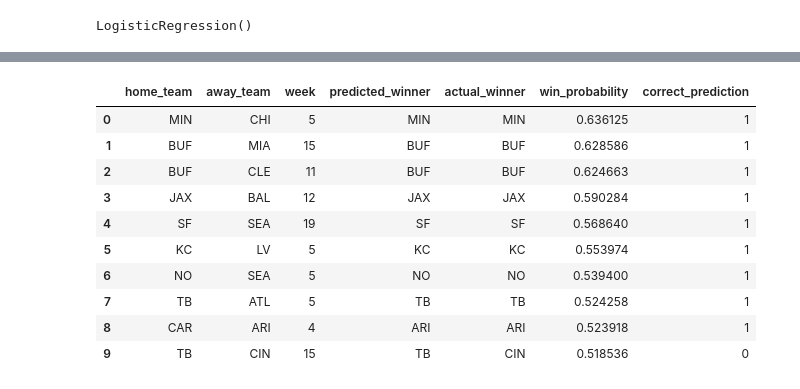
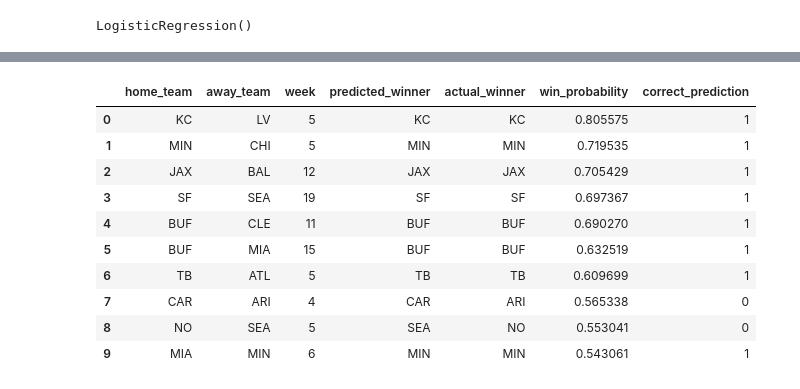
Before and after one commit to jjohn49/O-U-Algorithm, a Jupyter notebook: Logistic_Regression.ipynb, the cells around one changed output, grey strips where cells are left out. Saved outputs shown, nothing was run; the diff lists cells and outputs as text; code cells hidden in the pictures.

Commit message:
62% accuracy score

```diff
--- a/Logistic_Regression.ipynb
+++ b/Logistic_Regression.ipynb
@@ -87,12 +87,12 @@ rushing_defense_epa['epa_shifted'] = rushing_defense_epa.groupby('defteam')['epa
 passing_offense_epa['epa_shifted'] = passing_offense_epa.groupby('posteam')['epa'].shift()
 passing_defense_epa['epa_shifted'] = passing_defense_epa.groupby('defteam')['epa'].shift()
 
-extra_point_offense_epa['epa_shifted'] = rushing_offense_epa.groupby('posteam')['epa'].shift()
-extra_point_defense_epa['epa_shifted'] = rushing_defense_epa.groupby('defteam')['epa'].shift()
-two_point_offense_epa['epa_shifted'] = passing_offense_epa.groupby('posteam')['epa'].shift()
-two_point_defense_epa['epa_shifted'] = passing_defense_epa.groupby('defteam')['epa'].shift()
-field_goal_offense_epa['epa_shifted'] = passing_offense_epa.groupby('posteam')['epa'].shift()
-field_goal_defense_epa['epa_shifted'] = passing_defense_epa.groupby('defteam')['epa'].shift()
+extra_point_offense_epa['epa_shifted'] = extra_point_offense_epa.groupby('posteam')['epa'].shift()
+extra_point_defense_epa['epa_shifted'] = extra_point_defense_epa.groupby('defteam')['epa'].shift()
+two_point_offense_epa['epa_shifted'] = two_point_offense_epa.groupby('posteam')['epa'].shift()
+two_point_defense_epa['epa_shifted'] = two_point_defense_epa.groupby('defteam')['epa'].shift()
+field_goal_offense_epa['epa_shifted'] = field_goal_offense_epa.groupby('posteam')['epa'].shift()
+field_goal_defense_epa['epa_shifted'] = field_goal_defense_epa.groupby('defteam')['epa'].shift()
 
 # In each case, calculate EWMA with a static window and dynamic window and assign it as a column
 rushing_offense_epa['ewma'] = rushing_offense_epa.groupby('posteam')['epa_shifted']\
@@ -265,30 +265,30 @@ Neg log loss: -0.6652296571191576
 # %%
 df_2020 = df.loc[(df['season'] == 2022)].assign(
     predicted_winner = lambda x: clf.predict(x[features]),
     home_team_win_probability = lambda x: clf.predict_proba(x[features])[:, 1]
 )\
-[['home_team', 'away_team', 'week', 'predicted_winner', 'predicted_home_score', 'actual_home_score', 'home_team_win_probability', 'home_team_win']]
+[['home_team', 'away_team', 'week', 'predicted_winner', 'home_team_win_probability', 'home_team_win']]
 
 df_2020['actual_winner'] = df_2020.apply(lambda x: x.home_team if x.home_team_win else x.away_team, axis=1)
 df_2020['predicted_winner'] = df_2020.apply(lambda x: x.home_team if x.predicted_winner == 1 else x.away_team, axis=1)
 df_2020['win_probability'] = df_2020.apply(lambda x: x.home_team_win_probability if x.predicted_winner == x.home_team else 1 - x.home_team_win_probability, axis=1)
 df_2020['correct_prediction'] = (df_2020['predicted_winner'] == df_2020['actual_winner']).astype(int)
 
 df_2020 = df_2020.drop(columns=['home_team_win_probability', 'home_team_win'])
 
 df_2020.sort_values(by='win_probability', ascending=False).reset_index(drop=True).head(10)
 # %% [output]
 |  | home_team | away_team | week | predicted_winner | actual_winner | win_probability | correct_prediction |
-| 0 | MIN | CHI | 5 | MIN | MIN | 0.636125 | 1 |
-| 1 | BUF | MIA | 15 | BUF | BUF | 0.628586 | 1 |
-| 2 | BUF | CLE | 11 | BUF | BUF | 0.624663 | 1 |
-| 3 | JAX | BAL | 12 | JAX | JAX | 0.590284 | 1 |
-| 4 | SF | SEA | 19 | SF | SF | 0.568640 | 1 |
-| 5 | KC | LV | 5 | KC | KC | 0.553974 | 1 |
-| 6 | NO | SEA | 5 | NO | NO | 0.539400 | 1 |
-| 7 | TB | ATL | 5 | TB | TB | 0.524258 | 1 |
-| 8 | CAR | ARI | 4 | ARI | ARI | 0.523918 | 1 |
-| 9 | TB | CIN | 15 | TB | CIN | 0.518536 | 0 |
+| 0 | KC | LV | 5 | KC | KC | 0.805575 | 1 |
+| 1 | MIN | CHI | 5 | MIN | MIN | 0.719535 | 1 |
+| 2 | JAX | BAL | 12 | JAX | JAX | 0.705429 | 1 |
+| 3 | SF | SEA | 19 | SF | SF | 0.697367 | 1 |
+| 4 | BUF | CLE | 11 | BUF | BUF | 0.690270 | 1 |
+| 5 | BUF | MIA | 15 | BUF | BUF | 0.632519 | 1 |
+| 6 | TB | ATL | 5 | TB | TB | 0.609699 | 1 |
+| 7 | CAR | ARI | 4 | CAR | ARI | 0.565338 | 0 |
+| 8 | NO | SEA | 5 | SEA | NO | 0.553041 | 0 |
+| 9 | MIA | MIN | 6 | MIN | MIN | 0.543061 | 1 |
 # %%
 correct = df_2020.loc[df_2020['correct_prediction'] == 1].groupby('week')['correct_prediction'].sum()
 
```
Also changed, not shown: parts of 8 cells of this notebook.
